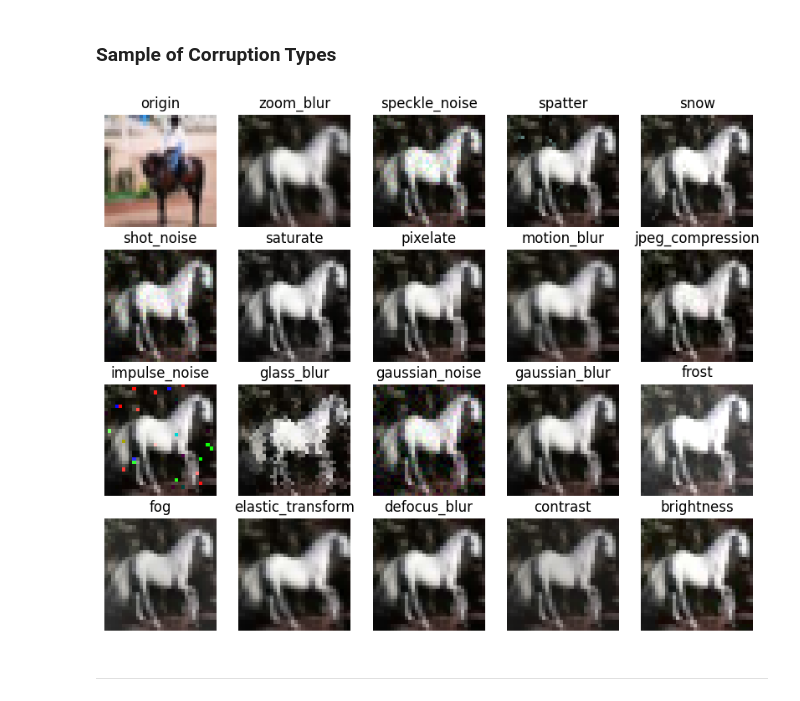
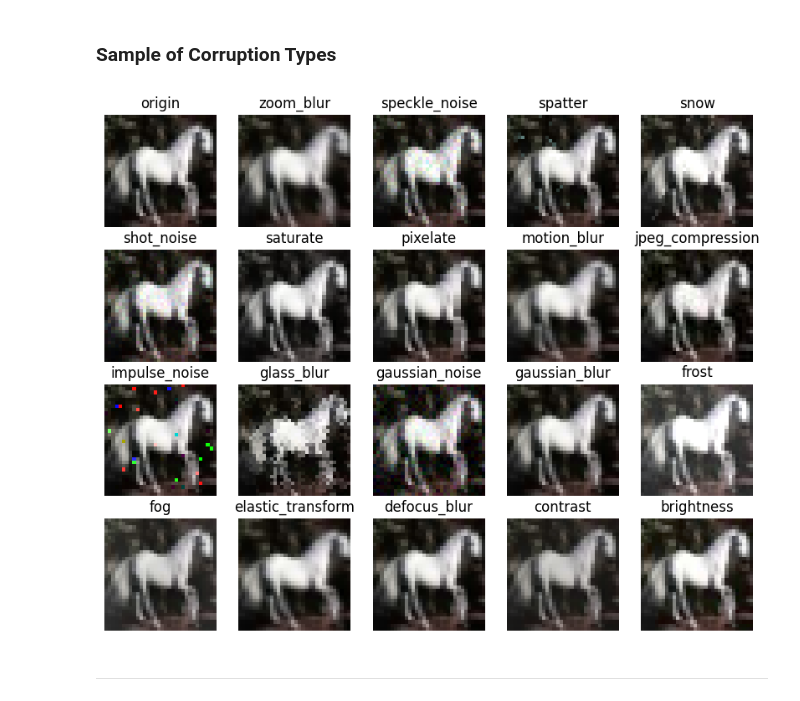
Before and after one commit to robrohan/AUT, a Jupyter notebook: COMP813/Report/resent.ipynb, the cells around one changed output. Cells and saved outputs as stored; diff of their text form; code cells hidden in the pictures.

```diff
--- a/COMP813/Report/resent.ipynb
+++ b/COMP813/Report/resent.ipynb
@@ -268,22 +248,23 @@ dtype: int64
 # %%
 from PIL import Image
 import io
 fig, ax = plt.subplots(4,5,figsize=(10,8))
 
-tdf = t_dataset["train"].to_pandas()
-img = Image.open(io.BytesIO( tdf[tdf["label"] == example_label].iloc[4000]["img"]["bytes"]))
+tdf = t_dataset["test"].to_pandas()
+
+img = Image.open(io.BytesIO( tdf[tdf["label"] == example_label].iloc[0]["img"]["bytes"]))
 ax[0][0].set_title('origin')
 ax[0][0].axis('off')
 ax[0][0].imshow(img)
 for i in range(len(unique_c)):
     image = Image.open(io.BytesIO(unique_c.iloc[i]["image"]["bytes"]))
     p = i+1
     x, y = p//5, p%5
     ax[x][y].set_title(unique_c.iloc[i]["corruption_name"])
     ax[x][y].axis('off')
     ax[x][y].imshow(image)
 # %% [output]
-[figure, old version]
+[figure, new version]
 # %% [markdown]
 ----
 # %% [markdown]
```
Also changed, not shown: parts of 38 cells of this notebook.
